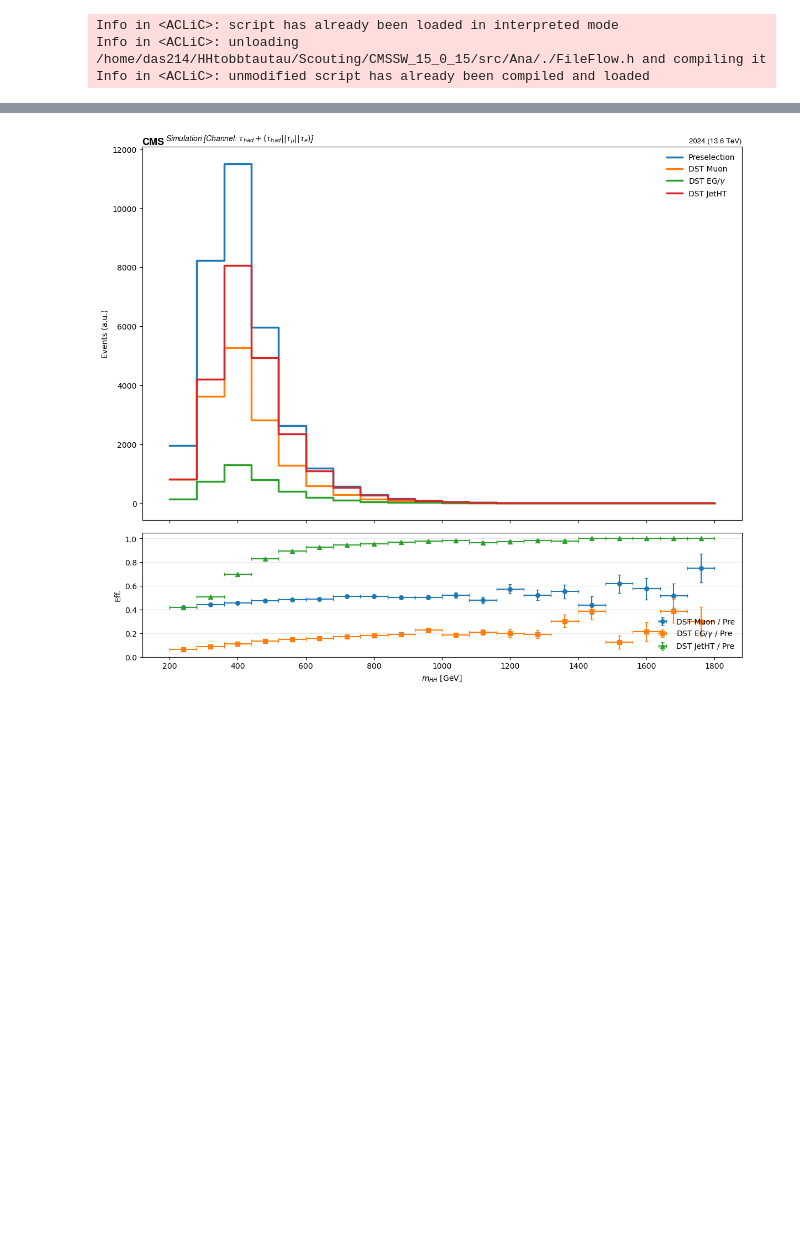
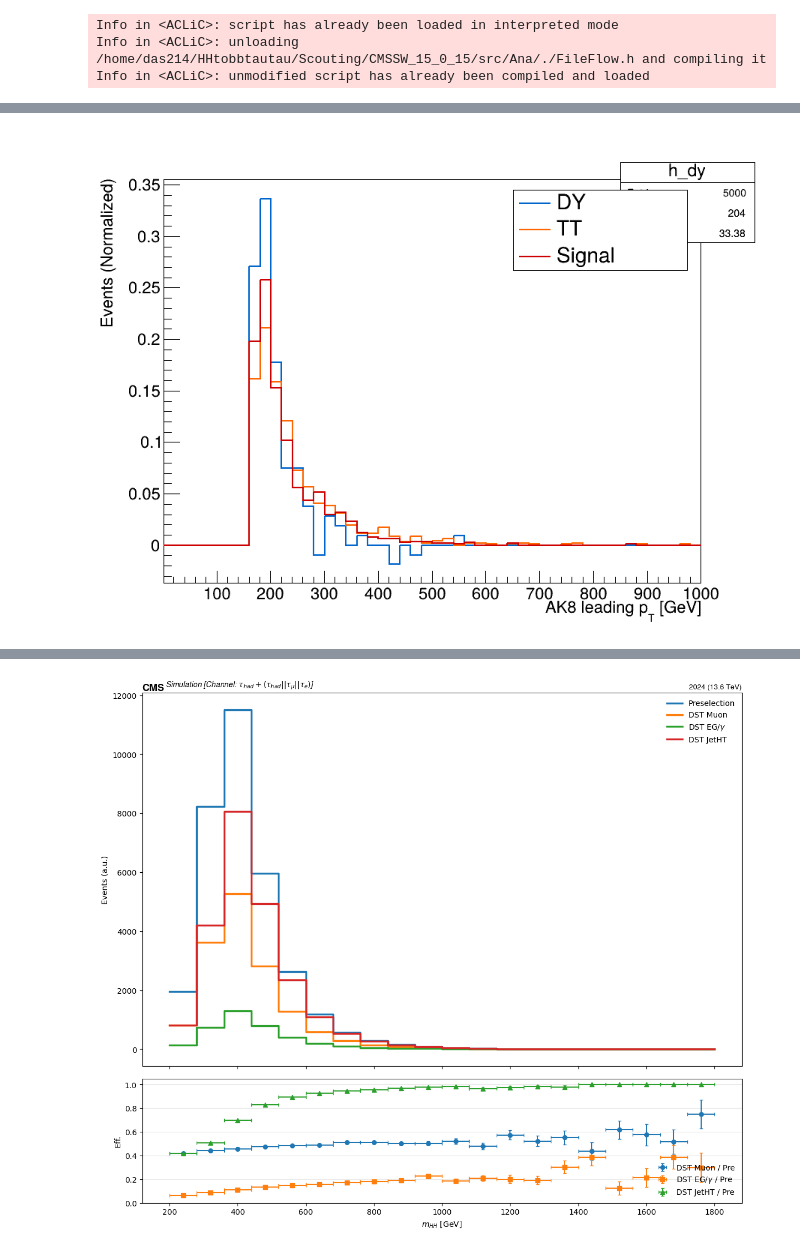
Before and after one commit to mhuwiler/Ana, a Jupyter notebook: Selection.ipynb, the cells around one changed output, grey strips where cells are left out. Saved outputs shown, nothing was run; the diff lists cells and outputs as text; code cells hidden in the pictures; blank space fills up the shorter version.

Commit message:
ak8 jets from root

```diff
--- a/Selection.ipynb
+++ b/Selection.ipynb
@@ -285,13 +285,14 @@ group_files, _ = ls_nanoaod_files_groups(
     production_id=None,        # if None: pick lexicographically latest (YYMMDD_HHMMSS)
     pattern="*.root",          # adjust if needed (e.g. "nano*.root")
     recursive=True,
-    verbose=0,
+    verbose=1,
 )
 
 dy_df  = ROOT.RDataFrame("Events", group_files["DY"])
 tt_df  = ROOT.RDataFrame("Events", group_files["TT"])
 sig_df = ROOT.RDataFrame("Events", group_files["HHbbtt"])
 
-dy_df = dy_df.Filter("rdfentry_ >= 0 && rdfentry_ < 5000")
-tt_df = tt_df.Filter("rdfentry_ >= 0 && rdfentry_ < 5000")
-sig_df = sig_df.Filter("rdfentry_ >= 0 && rdfentry_ < 500000")
+FILE_SIZE = 5000
+dy_df  = ROOT.RDataFrame("Events", group_files["DY"]).Range(FILE_SIZE)
+tt_df  = ROOT.RDataFrame("Events", group_files["TT"]).Range(FILE_SIZE)
+sig_df = ROOT.RDataFrame("Events", group_files["HHbbtt"]).Range(FILE_SIZE)
@@ -305,0 +334,35 @@ sig_df = sig_df.Define("w", "genWeight")
+# %%
+nbins = 50
+xmin, xmax = 1.0, 1000.0
+
+h_dy  = dy_df .Histo1D(("h_dy",  ";AK8 leading p_{T} [GeV];Events (Normalized)", nbins, xmin, xmax), "ak8_pt0", "w")
+h_tt  = tt_df .Histo1D(("h_tt",  ";AK8 leading p_{T} [GeV];Events (Normalized)", nbins, xmin, xmax), "ak8_pt0", "w")
+h_sig = sig_df.Histo1D(("h_sig", ";AK8 leading p_{T} [GeV];Events (Normalized)", nbins, xmin, xmax), "ak8_pt0", "w")
+
+Hdy, Htt, Hsig = h_dy.GetValue(), h_tt.GetValue(), h_sig.GetValue()
+
+# optional: shape normalize (comment out if you want absolute yields)
+for H in (Hdy, Htt, Hsig):
+    integ = H.Integral()
+    if integ > 0:
+        H.Scale(1.0/integ)
+
+# style
+Hdy.SetLineColor(ROOT.kAzure+2);  Hdy.SetLineWidth(2)
+Htt.SetLineColor(ROOT.kOrange+7); Htt.SetLineWidth(2)
+Hsig.SetLineColor(ROOT.kRed+1);   Hsig.SetLineWidth(2)
+
+# draw in notebook
+c = ROOT.TCanvas("c_ak8pt0", "c_ak8pt0", 900, 700)
+Hdy.Draw("HIST")
+Htt.Draw("HIST SAME")
+Hsig.Draw("HIST SAME")
+
+leg = ROOT.TLegend(0.62, 0.72, 0.88, 0.88)
+leg.AddEntry(Hdy,  "DY", "l")
+leg.AddEntry(Htt,  "TT", "l")
+leg.AddEntry(Hsig, "Signal", "l")
+leg.Draw()
+
+c.Draw()
+# %% [output]
@@ -305,0 +370 @@ sig_df = sig_df.Define("w", "genWeight")
+[figure, added]
```
Also changed, not shown: parts of 13 cells of this notebook.
